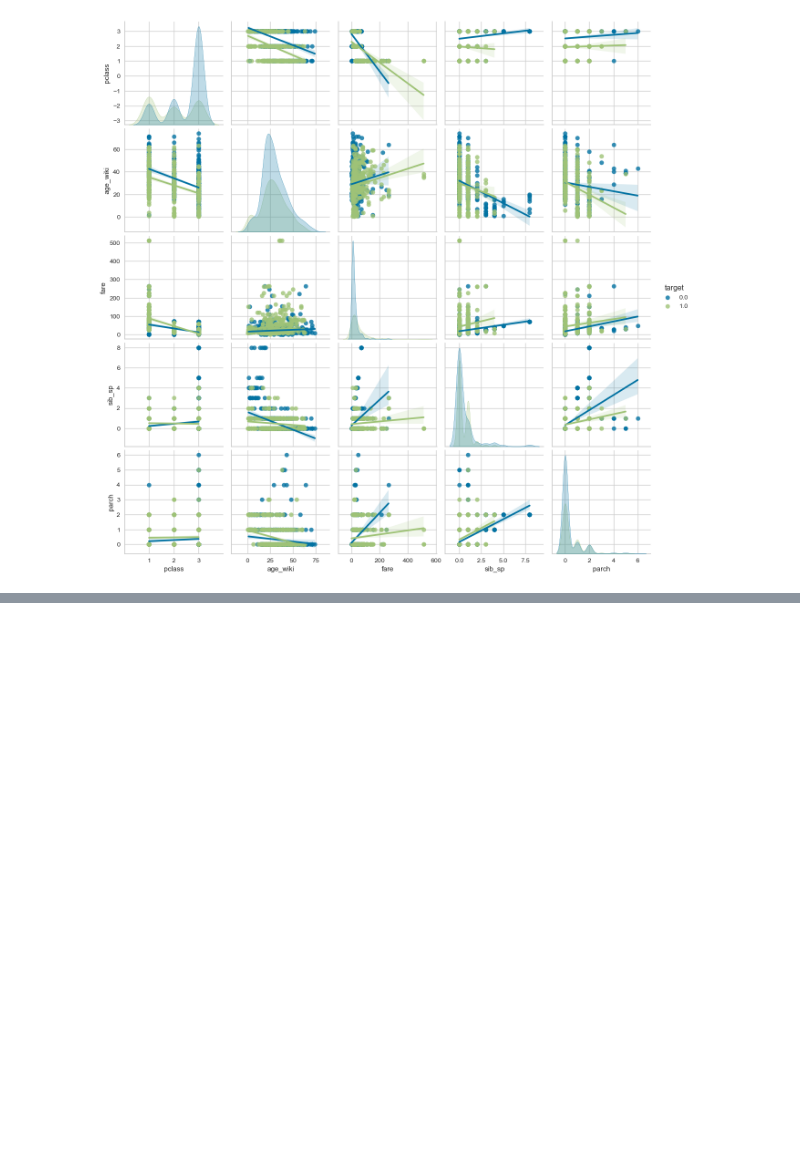
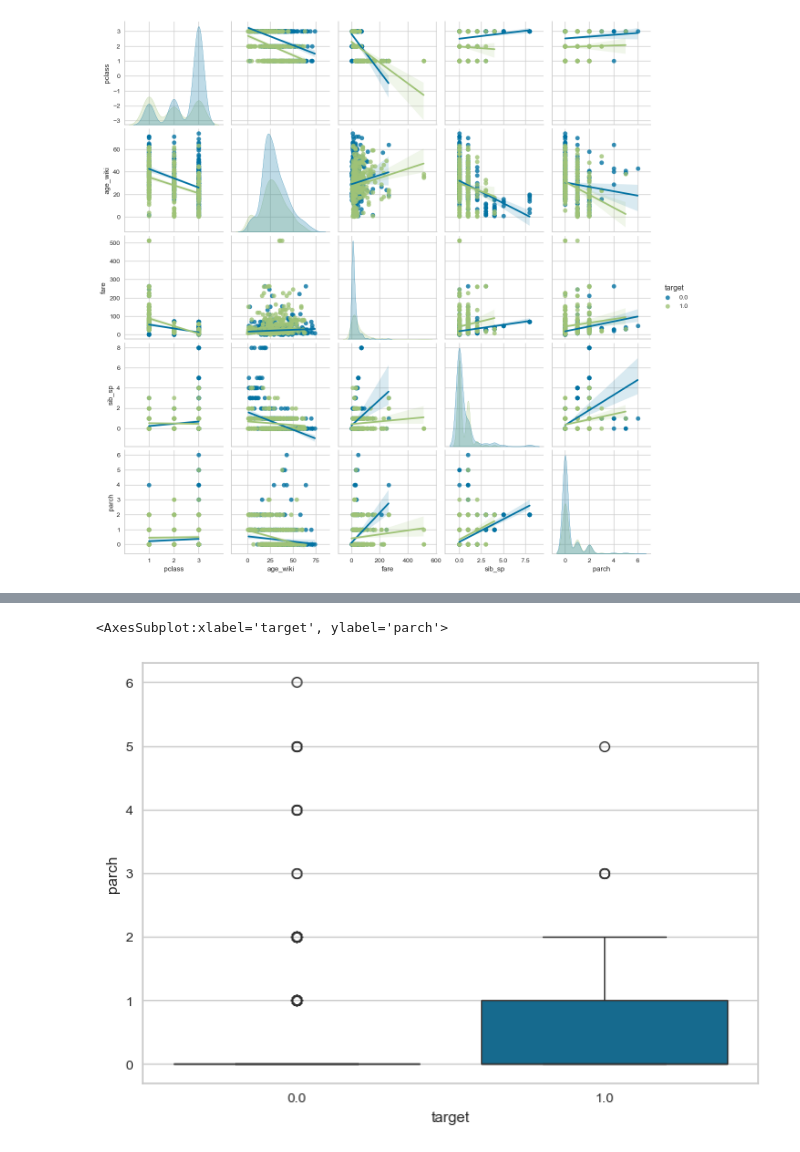
Before and after one commit to DellaCortef/machine-learning-pocket-reference, a Jupyter notebook: data-exploring.ipynb, the cells around one changed output, grey strips where cells are left out. Saved outputs shown, nothing was run; the diff lists cells and outputs as text; code cells hidden in the pictures; blank space fills up the shorter version.

Commit message:
parch box plot

```diff
--- a/data-exploring.ipynb
+++ b/data-exploring.ipynb
@@ -415,0 +439,7 @@ boxplot(x = "target", y = "age_wiki", data = new_df)
+# %%
+# parch
+new_df["target"] = y
+boxplot(x = "target", y = "parch", data = new_df)
+# %% [output]
+<AxesSubplot:xlabel='target', ylabel='parch'>
+[figure, added]
```
Also changed, not shown: parts of 7 cells of this notebook.
